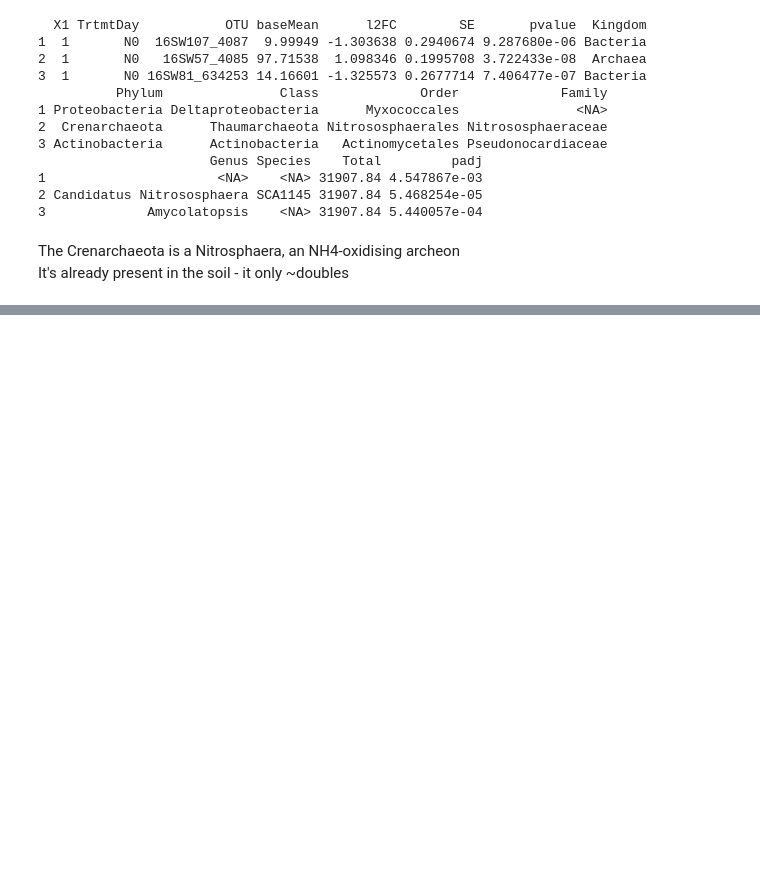
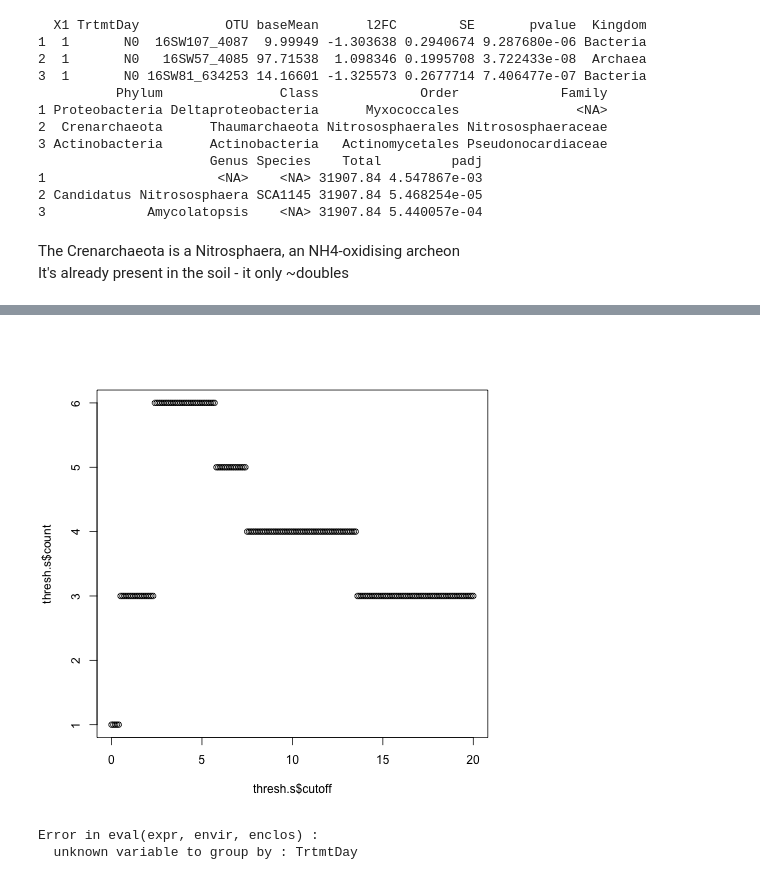
Before and after one commit to TheaWhitman/Microcosms16S, a Jupyter notebook: Figures/Differential_abundance_TrtmtDay.ipynb, the cells around one changed output, grey strips where cells are left out. Cells and saved outputs as stored; diff of their text form; code cells hidden in the pictures; blank space fills up the shorter version.

```diff
--- a/Figures/Differential_abundance_TrtmtDay.ipynb
+++ b/Figures/Differential_abundance_TrtmtDay.ipynb
@@ -364,0 +368,13 @@ It's already present in the soil - it only ~doubles
+# %%
+%%R
+physeq.pruned = physeq
+sample_data(physeq.pruned)$Day = as.factor(sample_data(physeq.pruned)$Day)
+taxonomy <- data.frame(tax_table(physeq.pruned))
+sampledata = data.frame(sample_data(physeq.pruned))
+dseq = phyloseq_to_deseq2(physeq.pruned, ~Day+Trtmt)
+dseq$Trtmt = relevel(dseq$Trtmt,"X")
+dseq = DESeq(dseq, quiet = TRUE, fitType = "local")
+results = results(dseq, cooksCutoff=TRUE)
+results = data.frame(rownames(results),results$baseMean,results$log2FoldChange,results$lfcSE,results$pvalue,taxonomy[,1:7])
+colnames(results) = c("OTU","baseMean","l2FC","SE","pvalue","Kingdom","Phylum","Class","Order","Family","Genus","Species")
+head(results)
@@ -364,0 +400,18 @@ It's already present in the soil - it only ~doubles
+# %%
+%%R
+DA = results
+threshold = function (thresh){
+    dplyr::filter(DA, baseMean >= thresh) %>%
+    dplyr::mutate(padj = p.adjust(pvalue,"BH")) %>%
+    dplyr::summarize(cutoff=thresh, count=sum(padj<=0.10, na.rm = TRUE))
+}
+# %%
+%%R
+range = seq(0,20,0.1)
+# Creates a range of numbers we are interested in for adjusted p values
+thresh.s <- ldply(range, threshold)
+# Applys the Threshold function we created above to the range of numbers we created above.
+
+plot(thresh.s$count~thresh.s$cutoff)
+# %% [output]
+[figure, added]
@@ -364,0 +431,18 @@ It's already present in the soil - it only ~doubles
+# %%
+%%R
+
+cutoff = 1
+FDR = 0.1
+
+d = l2fc %>%
+    group_by(TrtmtDay)%>%
+    mutate(Sig = ifelse(padj<FDR&l2FC>=cutoff,1,0))%>%
+    mutate(Sig = ifelse(is.na(padj)==TRUE,0,Sig))%>%
+    group_by(TrtmtDay)%>%
+    count(TrtmtDay,Sig)%>%
+    group_by(TrtmtDay)%>%
+    mutate(Fraction=n/sum(n))
+mean(d$Fraction[d$Sig==1])
+# %% [output]
+Error in eval(expr, envir, enclos) :
+  unknown variable to group by : TrtmtDay
```
Also changed, not shown: parts of 18 cells of this notebook, 13 other files.
